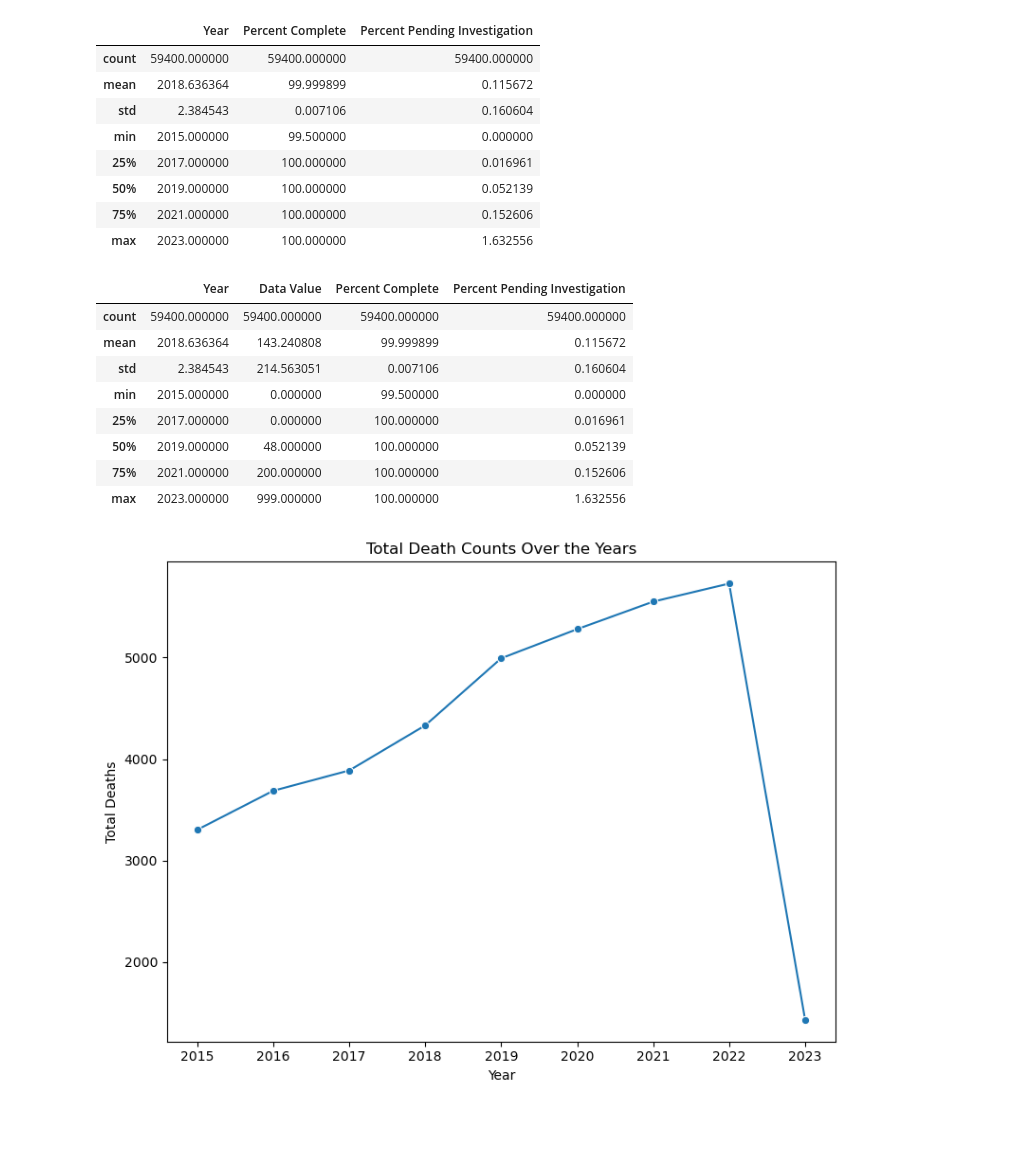
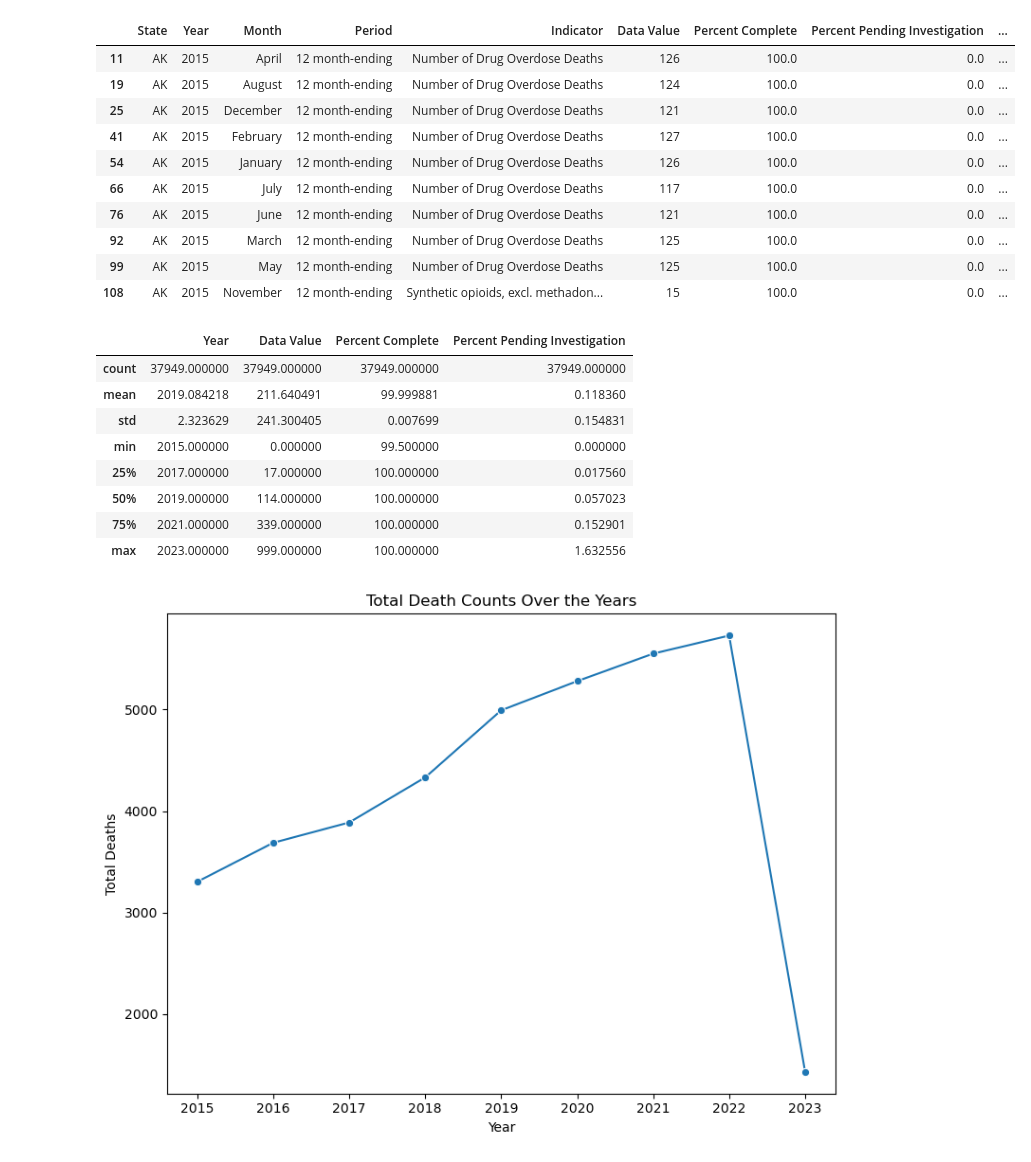
Before and after one commit to eyaskin23/ds3000final, a Jupyter notebook: eda.ipynb, the cells around one changed output. Cells and saved outputs as stored; diff of their text form; code cells hidden in the pictures; blank space fills up the shorter version.

Commit message:
More data init

```diff
--- a/eda.ipynb
+++ b/eda.ipynb
@@ -1,17 +1,25 @@
 # %%
 import pandas as pd
 df = pd.read_csv('VSRR_Provisional_Drug_Overdose_Death_Counts.csv')
+
+df = df.dropna(subset=['Percent Complete'])
+df = df.dropna(subset=['Predicted Value'])
+df = df.dropna(subset=['Data Value'])
+
+
 df.head(10)
 # %% [output]
-|  | Year | Percent Complete | Percent Pending Investigation |
-| count | 59400.000000 | 59400.000000 | 59400.000000 |
-| mean | 2018.636364 | 99.999899 | 0.115672 |
-| std | 2.384543 | 0.007106 | 0.160604 |
-| min | 2015.000000 | 99.500000 | 0.000000 |
-| 25% | 2017.000000 | 100.000000 | 0.016961 |
-| 50% | 2019.000000 | 100.000000 | 0.052139 |
-| 75% | 2021.000000 | 100.000000 | 0.152606 |
-| max | 2023.000000 | 100.000000 | 1.632556 |
+|  | State | Year | Month | Period | Indicator | Data Value | Percent Complete | Percent Pending Investigation | ... |
+| 11 | AK | 2015 | April | 12 month-ending | Number of Drug Overdose Deaths | 126 | 100.0 | 0.0 | ... |
+| 19 | AK | 2015 | August | 12 month-ending | Number of Drug Overdose Deaths | 124 | 100.0 | 0.0 | ... |
+| 25 | AK | 2015 | December | 12 month-ending | Number of Drug Overdose Deaths | 121 | 100.0 | 0.0 | ... |
+| 41 | AK | 2015 | February | 12 month-ending | Number of Drug Overdose Deaths | 127 | 100.0 | 0.0 | ... |
+| 54 | AK | 2015 | January | 12 month-ending | Number of Drug Overdose Deaths | 126 | 100.0 | 0.0 | ... |
+| 66 | AK | 2015 | July | 12 month-ending | Number of Drug Overdose Deaths | 117 | 100.0 | 0.0 | ... |
+| 76 | AK | 2015 | June | 12 month-ending | Number of Drug Overdose Deaths | 121 | 100.0 | 0.0 | ... |
+| 92 | AK | 2015 | March | 12 month-ending | Number of Drug Overdose Deaths | 125 | 100.0 | 0.0 | ... |
+| 99 | AK | 2015 | May | 12 month-ending | Number of Drug Overdose Deaths | 125 | 100.0 | 0.0 | ... |
+| 108 | AK | 2015 | November | 12 month-ending | Synthetic opioids, excl. methadon... | 15 | 100.0 | 0.0 | ... |
 # %%
 import pandas as pd
 import matplotlib.pyplot as plt
@@ -38,13 +46,13 @@ df = df.dropna(subset=['Percent Pending Investigation'])
 df.describe()
 # %% [output]
 |  | Year | Data Value | Percent Complete | Percent Pending Investigation |
-| count | 59400.000000 | 59400.000000 | 59400.000000 | 59400.000000 |
-| mean | 2018.636364 | 143.240808 | 99.999899 | 0.115672 |
-| std | 2.384543 | 214.563051 | 0.007106 | 0.160604 |
+| count | 37949.000000 | 37949.000000 | 37949.000000 | 37949.000000 |
+| mean | 2019.084218 | 211.640491 | 99.999881 | 0.118360 |
+| std | 2.323629 | 241.300405 | 0.007699 | 0.154831 |
 | min | 2015.000000 | 0.000000 | 99.500000 | 0.000000 |
-| 25% | 2017.000000 | 0.000000 | 100.000000 | 0.016961 |
-| 50% | 2019.000000 | 48.000000 | 100.000000 | 0.052139 |
-| 75% | 2021.000000 | 200.000000 | 100.000000 | 0.152606 |
+| 25% | 2017.000000 | 17.000000 | 100.000000 | 0.017560 |
+| 50% | 2019.000000 | 114.000000 | 100.000000 | 0.057023 |
+| 75% | 2021.000000 | 339.000000 | 100.000000 | 0.152901 |
 | max | 2023.000000 | 999.000000 | 100.000000 | 1.632556 |
 # %%
 import pandas as pd
```
Also changed, not shown: parts of 3 cells of this notebook.
